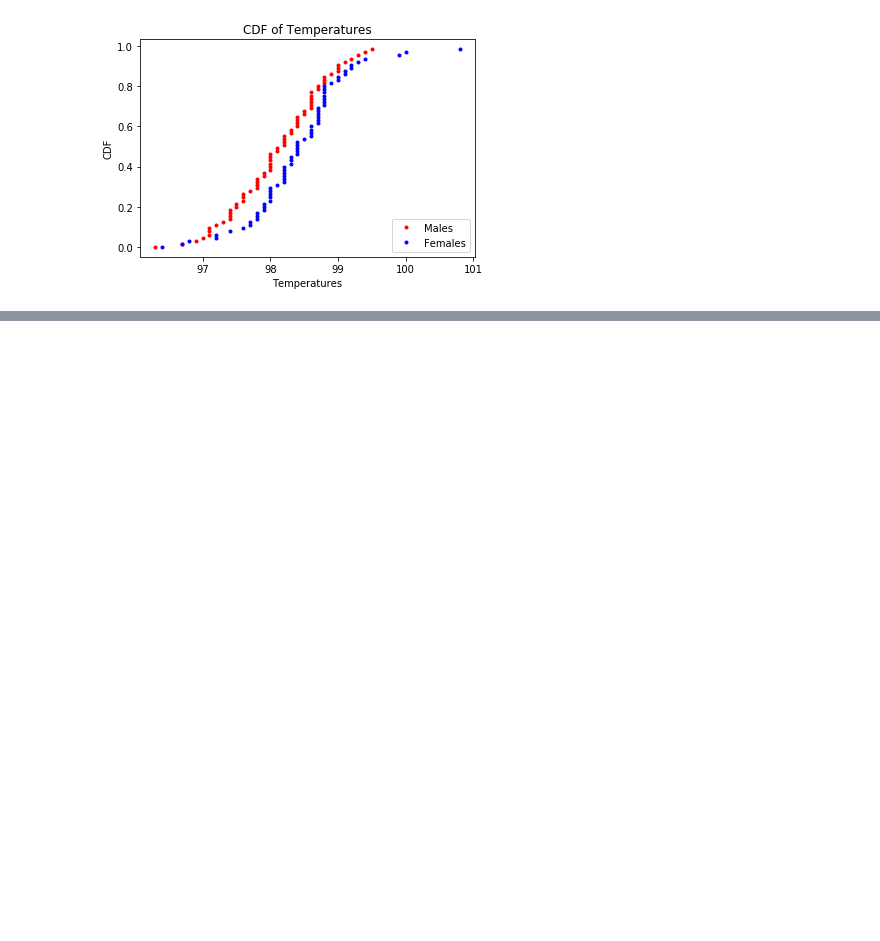
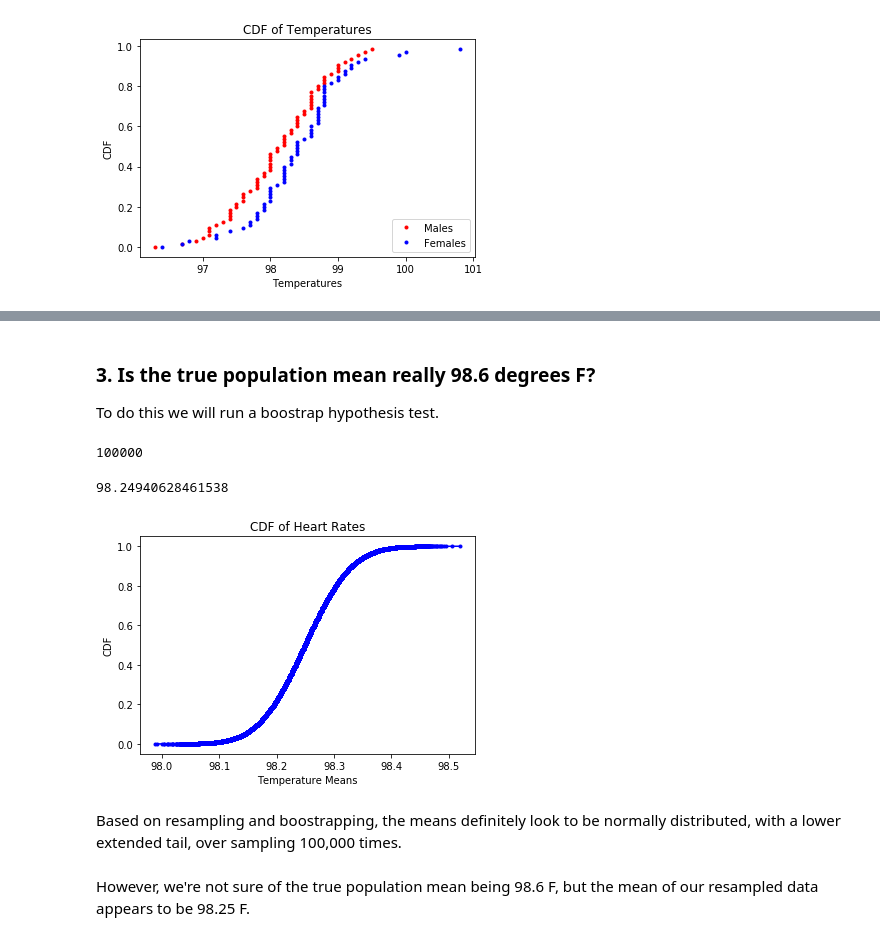
Before and after one commit to harsha-nilakantan/Springboard, a Jupyter notebook: 6.2 Exploratory Data Analysis/1. Project - Human Body Temperature Using EDA/sliderule_dsi_inferential_statistics_exercise_1.ipynb, the cells around one changed output, grey strips where cells are left out. Cells and saved outputs as stored; diff of their text form; code cells hidden in the pictures; blank space fills up the shorter version.

```diff
--- a/6.2 Exploratory Data Analysis/1. Project - Human Body Temperature Using EDA/sliderule_dsi_inferential_statistics_exercise_1.ipynb
+++ b/6.2 Exploratory Data Analysis/1. Project - Human Body Temperature Using EDA/sliderule_dsi_inferential_statistics_exercise_1.ipynb
@@ -169,0 +244,55 @@ plt.show()
+# %% [markdown]
+### 3. Is the true population mean really 98.6 degrees F?
+
+To do this we will run a boostrap hypothesis test.
+# %%
+# Bootstrap hypothesis test
+# Will use our data to sample and recreate a full dataset, the size of the origina.
+# We will repeat this a 100,000 times and plot a cdf.
+# Note that this will also be across Males and Females combined. No categoric differentiation.
+
+temps = df.temperature.values
+# %%
+def bootstrappingEngine(data, func=np.mean):
+    """Applies resampling to supplied data and calculates and returns the given
+    boostrap statistic specified by the supplied function, by default - mean"""
+
+    resampled_arr = np.random.choice(data, size=len(data))
+
+    return func(resampled_arr)
+# %%
+# apply bootstrapping 100,000 times.
+
+resampled_means = []
+
+for i in np.arange(0, 100_000):
+    mean_i = bootstrappingEngine(temps, np.mean)
+    resampled_means.append(mean_i)
+# %%
+len(resampled_means)
+# %% [output]
+100000
+# %%
+np.mean(resampled_means)
+# %% [output]
+98.24940628461538
+# %%
+def ecdf(data):
+    n = len(data)
+    x = np.sort(data)
+    y = np.arange(1, n+1)/n
+    return (x,y)
+# %%
+# Plotting the ecdf of the resampled means.
+X_means, Y_means = ecdf(resampled_means)
+_ = plt.plot(X_means, Y_means, marker='.', color='blue')
+_ = plt.xlabel('Temperature Means')
+_ = plt.ylabel('CDF')
+_ = plt.title('CDF of Heart Rates')
+plt.show()
+# %% [output]
+[figure, added]
+# %% [markdown]
+Based on resampling and boostrapping, the means definitely look to be normally distributed, with a lower extended tail, over sampling 100,000 times.
+# %% [markdown]
+However, we're not sure of the true population mean being 98.6 F, but the mean of our resampled data appears to be 98.25 F.
```
Also changed, not shown: parts of 25 cells of this notebook.
